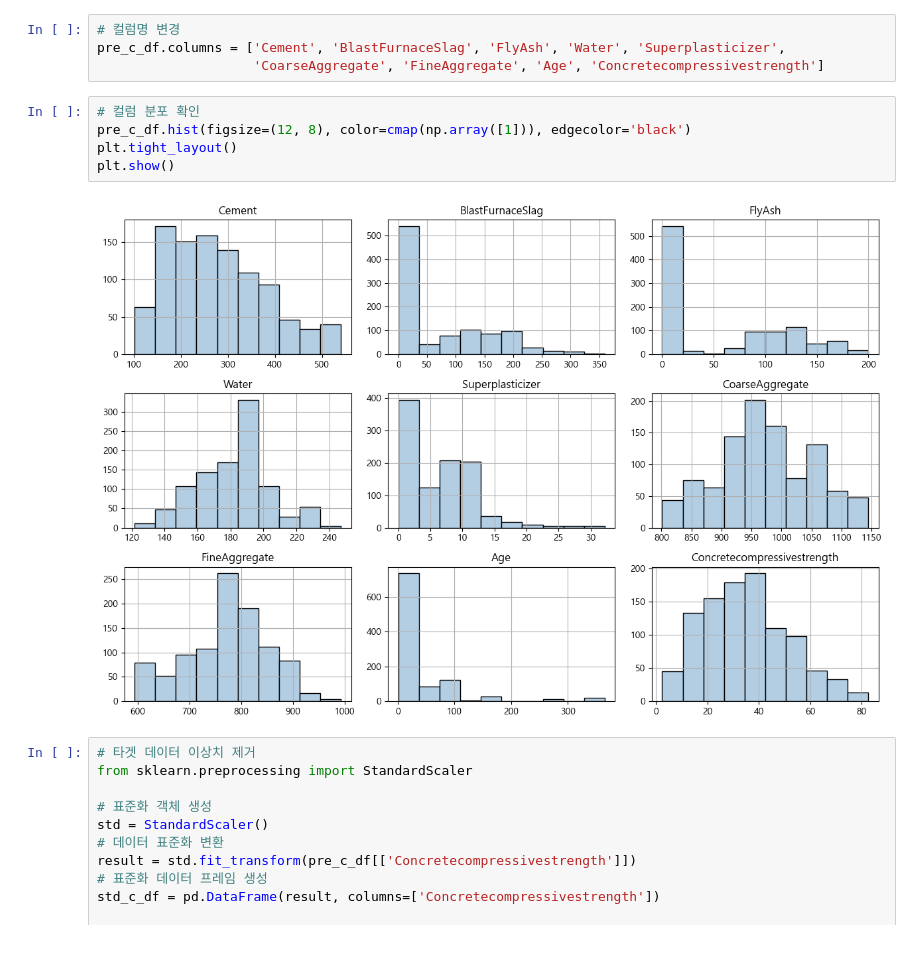
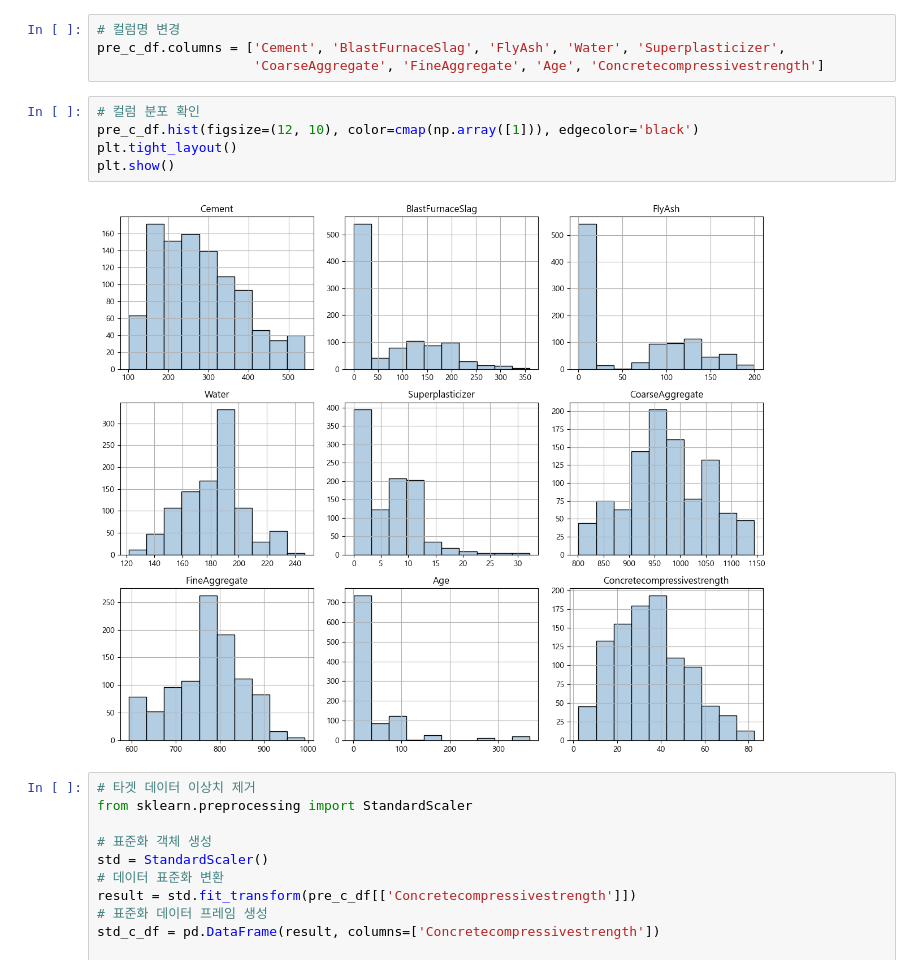
Before and after one commit to songseogyeong/project-machine_learning, a Jupyter notebook: 03_regression/03_Concrete_Compressive_Strength_Regression_Project/1Cycle.ipynb, the cells around one changed output. Drawn from its saved outputs; the diff is of its cells as text.

```diff
--- a/03_regression/03_Concrete_Compressive_Strength_Regression_Project/1Cycle.ipynb
+++ b/03_regression/03_Concrete_Compressive_Strength_Regression_Project/1Cycle.ipynb
@@ -125,11 +129,11 @@ pre_c_df.columns = ['Cement', 'BlastFurnaceSlag', 'FlyAsh', 'Water', 'Superplast
                     'CoarseAggregate', 'FineAggregate', 'Age', 'Concretecompressivestrength']
 # %%
 # 컬럼 분포 확인
-pre_c_df.hist(figsize=(12, 8), color=cmap(np.array([1])), edgecolor='black')
+pre_c_df.hist(figsize=(12, 10), color=cmap(np.array([1])), edgecolor='black')
 plt.tight_layout()
 plt.show()
 # %% [output]
-[figure, old version]
+[figure, new version]
 # %%
 # 타겟 데이터 이상치 제거
 from sklearn.preprocessing import StandardScaler
```
Also changed, not shown: parts of 12 cells of this notebook, 3 other files.
